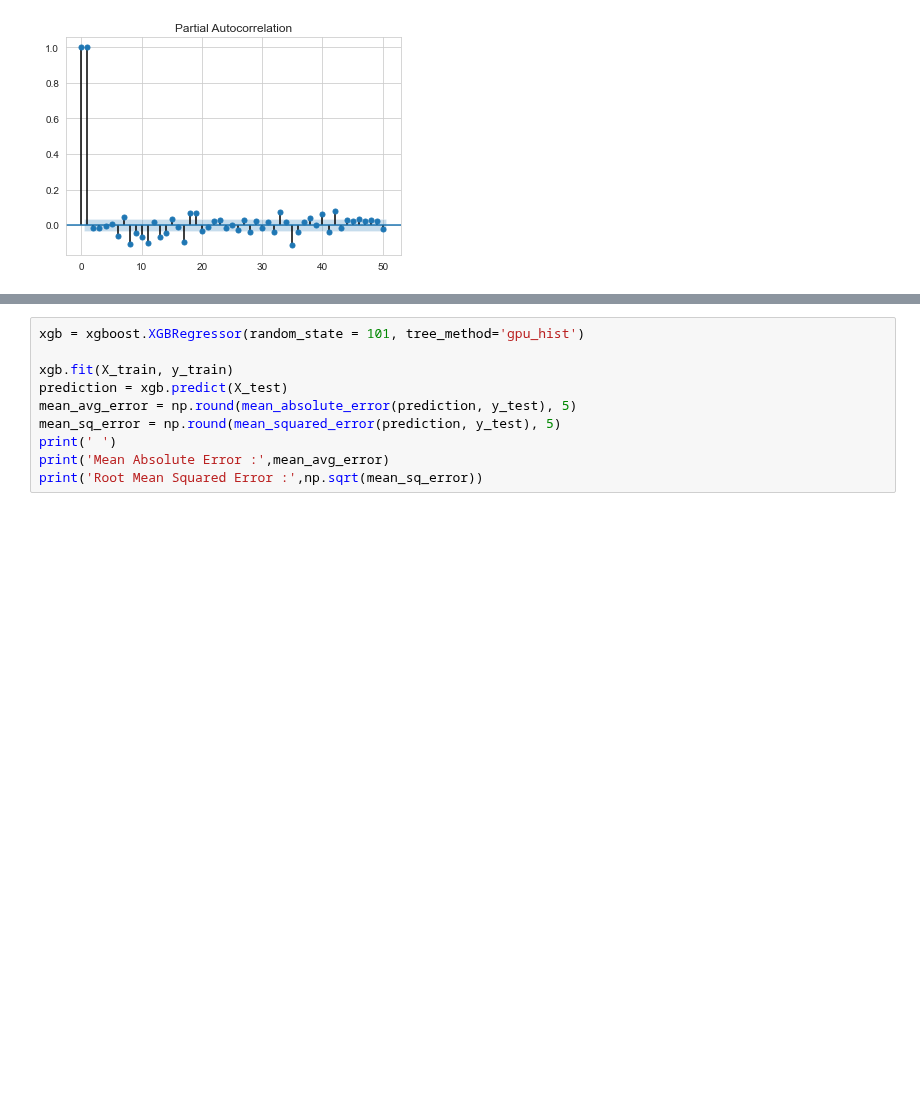
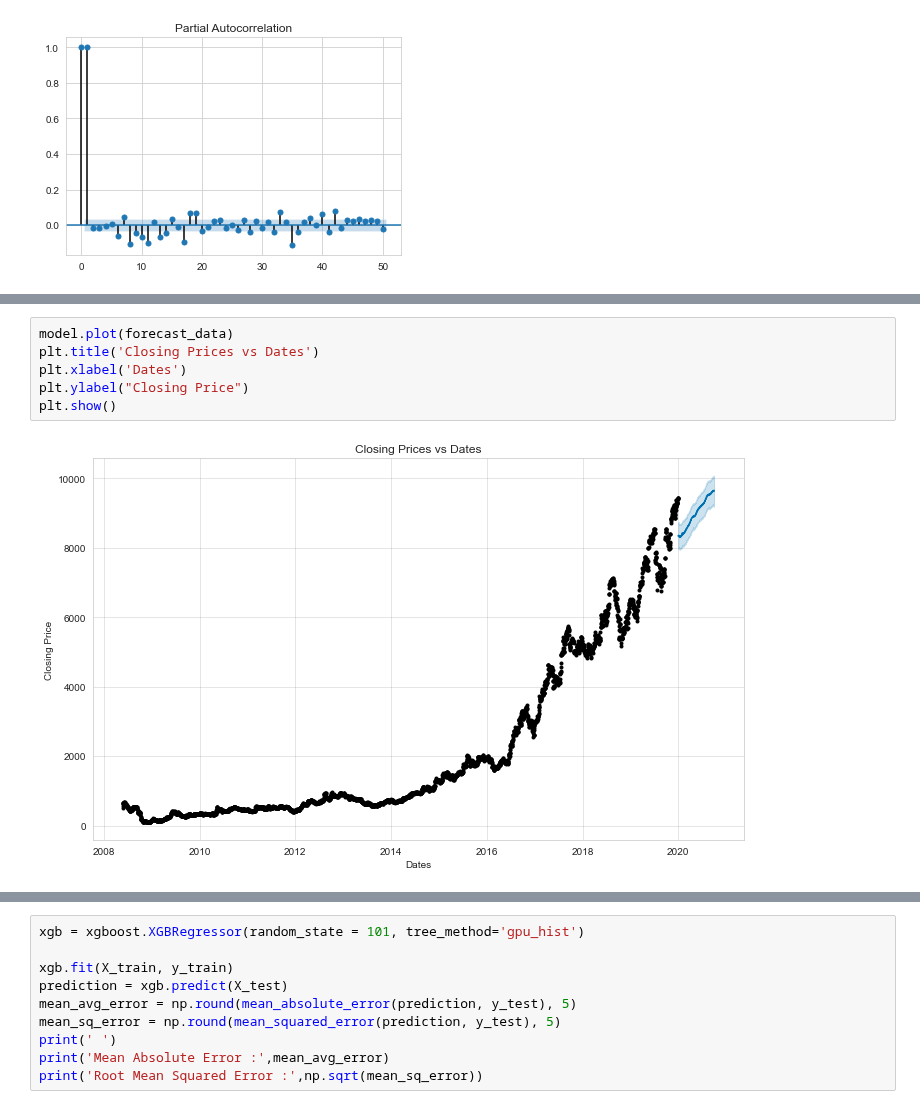
Before and after one commit to cjb123/Nifty50-data_Stock-Prediction-for-Bajaj-Finserv, a Jupyter notebook: Nifty_50_stock_data.ipynb, the cells around one changed output, grey strips where cells are left out. Cells and saved outputs as stored; diff of their text form; blank space fills up the shorter version.

```diff
--- a/Nifty_50_stock_data.ipynb
+++ b/Nifty_50_stock_data.ipynb
@@ -265,0 +266,8 @@ stock_daily.tail()
+# %%
+model.plot(forecast_data)
+plt.title('Closing Prices vs Dates')
+plt.xlabel('Dates')
+plt.ylabel("Closing Price")
+plt.show()
+# %% [output]
+[figure, added]
```
Also changed, not shown: parts of 14 cells of this notebook.
